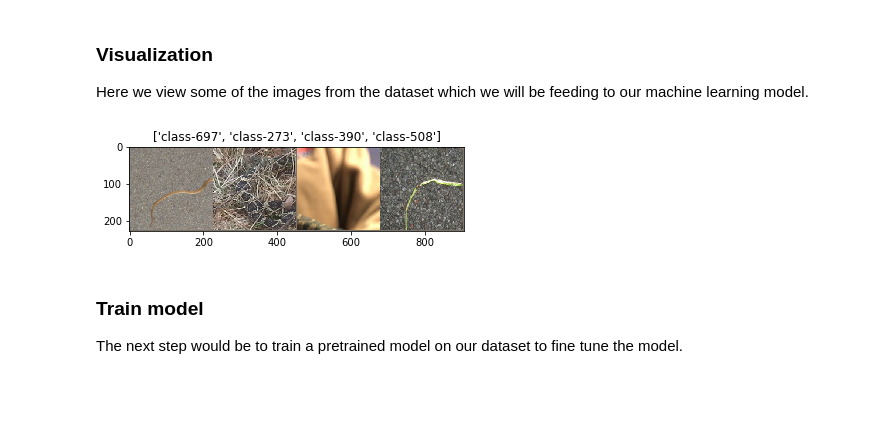
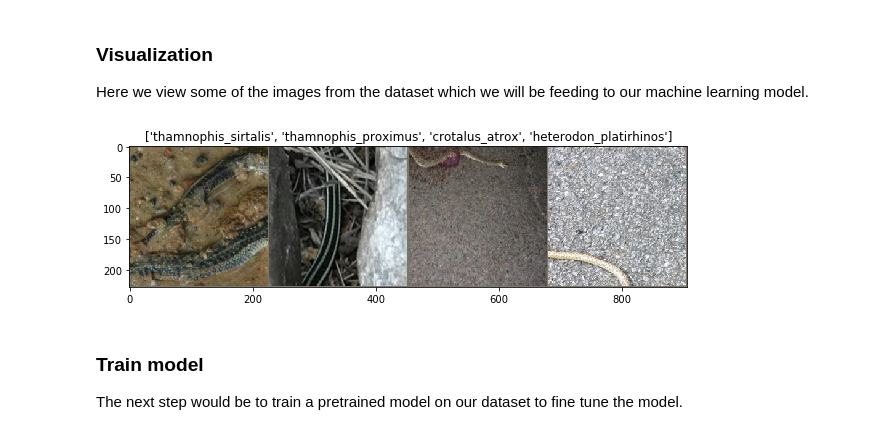
Before and after one commit to angus-mackenzie/snake-id, a Jupyter notebook: snakes_starter_kit.ipynb, the cells around one changed output. Cells and saved outputs as stored; diff of their text form; code cells hidden in the pictures; blank space fills up the shorter version.

Commit message:
removed gitkeep that broke data loading, implemented csv reader to get index mappings for classes and attempted to get efficient net working

```diff
--- a/snakes_starter_kit.ipynb
+++ b/snakes_starter_kit.ipynb
@@ -98,33 +99,41 @@ dataset_sizes = {x: len(image_datasets[x]) for x in ['train_data', 'val_data']}
 class_names = image_datasets['train_data'].classes
 
 device = torch.device("cuda:0" if torch.cuda.is_available() else "cpu")
+# %%
+with open('data/class_idx.csv', newline='') as csv_file:
+    data = list(csv.reader(csv_file))
+
+class_idx= {}
+for line in data[1:]:
+    class_idx[line[1]] = line[0]
 # %% [markdown]
 ### Visualization
 
 Here we view some of the images from the dataset which we will be feeding to our machine learning model.
 # %%
+plt.figure(figsize=(10,8))
 def imshow(inp, title=None):
     """Imshow for Tensor."""
     inp = inp.numpy().transpose((1, 2, 0))
     mean = np.array([0.485, 0.456, 0.406])
     std = np.array([0.229, 0.224, 0.225])
     inp = std * inp + mean
     inp = np.clip(inp, 0, 1)
     plt.imshow(inp)
     if title is not None:
         plt.title(title)
     plt.pause(0.001)  # pause a bit so that plots are updated
 
 
 # Get a batch of training data
 inputs, classes = next(iter(dataloaders['train_data']))
 
 # Make a grid from batch
 out = torchvision.utils.make_grid(inputs)
 
-imshow(out, title=[class_names[x] for x in classes])
+imshow(out, title=[class_idx[class_names[x][class_names[x].rfind('-')+1:]] for x in classes])
 # %% [output]
-[figure, old version]
+[figure, new version]
 # %% [markdown]
 ### Train model
 
```
Also changed, not shown: parts of 3 cells of this notebook, 1 other file.
